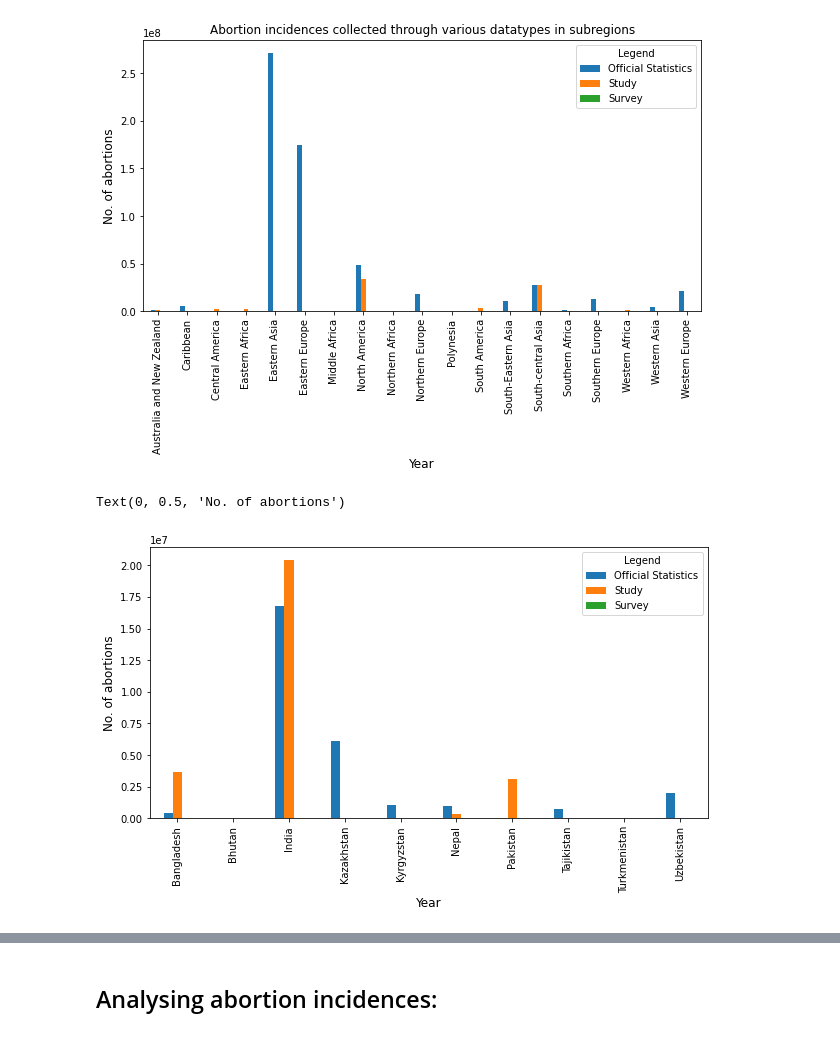
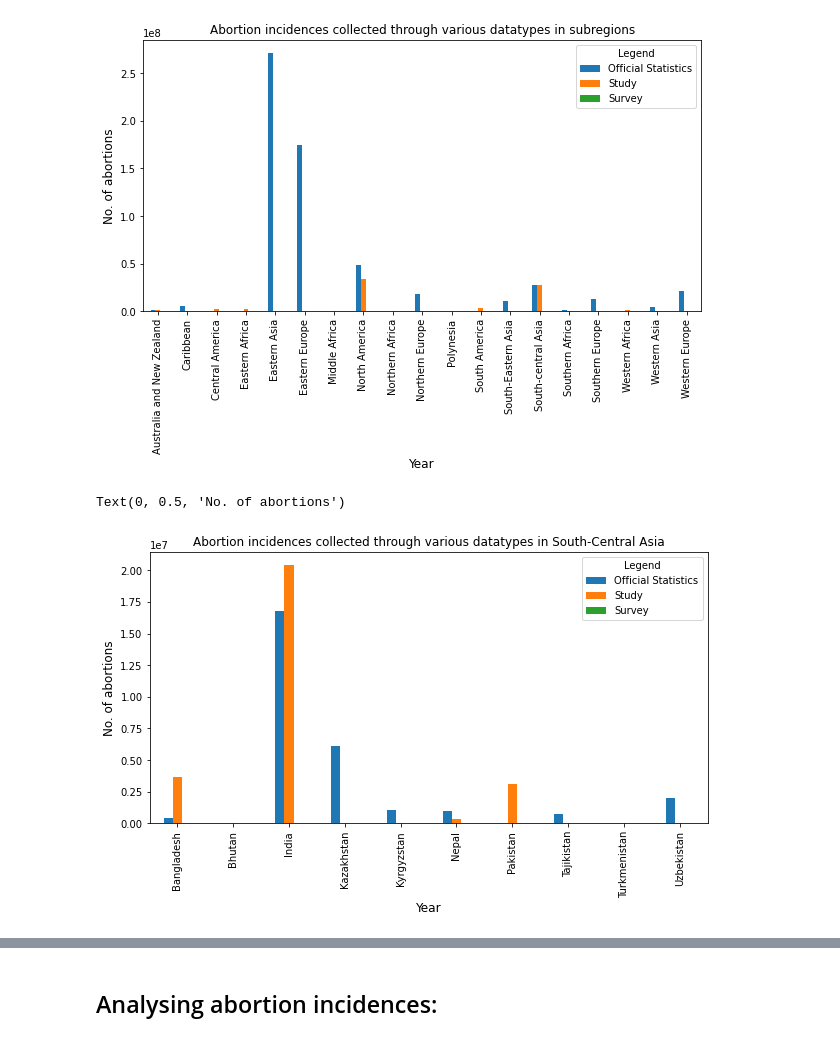
Before and after one commit to evo3000/data_project, a Jupyter notebook: data_project_abortion_incidence.ipynb, the cells around one changed output, grey strips where cells are left out. Cells and saved outputs as stored; diff of their text form; code cells hidden in the pictures.

```diff
--- a/data_project_abortion_incidence.ipynb
+++ b/data_project_abortion_incidence.ipynb
@@ -192,10 +192,10 @@ Text(0, 0.5, 'No. of abortions')
 # %%
 df_subregion = df[df.subregion=="South-central Asia"]
 df_subregion.groupby(["country", "datatype"])["numberofabortions"].sum().unstack().plot(kind="bar")
-plt.title("Abortion incidences collected through various datatypes in subregions")
+plt.title("Abortion incidences collected through various datatypes in South-Central Asia")
 plt.legend(title='Legend')
 plt.xlabel('Year', fontsize=12)
 plt.ylabel('No. of abortions', fontsize=12)
 # %% [output]
 Text(0, 0.5, 'No. of abortions')
-[figure, old version]
+[figure, new version]
```
Also changed, not shown: parts of 10 cells of this notebook.
